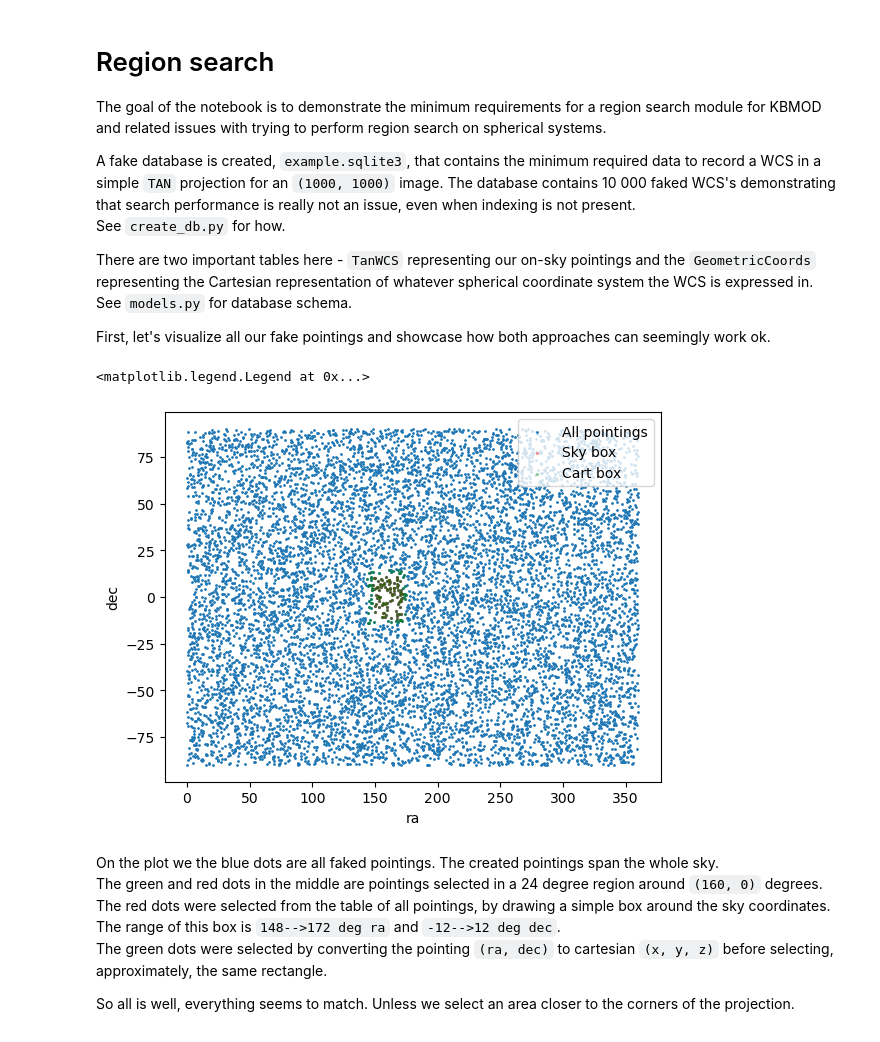
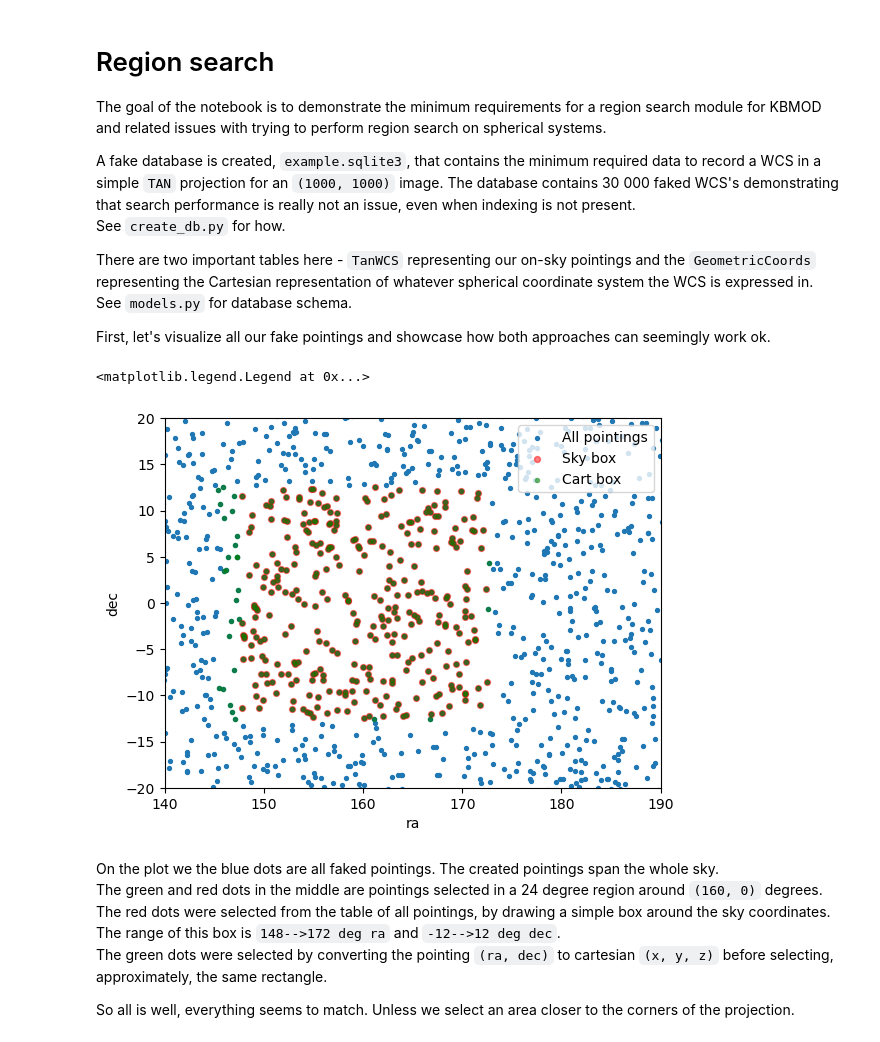
Before and after one commit to DinoBektesevic/region_search_example, a Jupyter notebook: Region_search_example.ipynb, the cells around one changed output. Drawn from its saved outputs; the diff is of its cells as text; code cells hidden in the pictures.

```diff
--- a/Region_search_example.ipynb
+++ b/Region_search_example.ipynb
@@ -16,7 +16,7 @@ from models import Session, engine, TanWcs, GeometricCoords
 
 The goal of the notebook is to demonstrate the minimum requirements for a region search module for KBMOD and related issues with trying to perform region search on spherical systems.
 
-A fake database is created, `example.sqlite3`, that contains the minimum required data to record a WCS in a simple `TAN` projection for an `(1000, 1000)` image. The database contains 10 000 faked WCS's demonstrating that search performance is really not an issue, even when indexing is not present.
+A fake database is created, `example.sqlite3`, that contains the minimum required data to record a WCS in a simple `TAN` projection for an `(1000, 1000)` image. The database contains 30 000 faked WCS's demonstrating that search performance is really not an issue, even when indexing is not present.
 See `create_db.py` for how.
 
 There are two important tables here - `TanWCS` representing our on-sky pointings and the `GeometricCoords` representing the Cartesian representation of whatever spherical coordinate system the WCS is expressed in.
@@ -28,21 +28,23 @@ First, let's visualize all our fake pointings and showcase how both approaches c
 all_pointings = TanWcs.all()
 
 # pointings selected in a square around their sky coordinates
-sky_pointings = TanWcs.query_square_naive(160, 0, 24)
+sky_pointings = TanWcs.query_square_naive(160, 0, 25)
 
 # pointings selected in (approximately) the same square around their cartesian coordinates
-cart_pointing = GeometricCoords.query_square_naive(160, 0, 0.5)
+cart_pointing = RectangularCoords.query_square(160, 0, 25)
 # %%
-plt.scatter(all_pointings[:, 0], all_pointings[:, 1], s=1, label="All pointings")
-plt.scatter(sky_pointings[:, 0], sky_pointings[:, 1], s=2, color="red", alpha=0.3, label="Sky box")
-plt.scatter(cart_pointing[:, 0], cart_pointing[:, 1], s=2, color="green", alpha=0.3, label="Cart box")
+plt.scatter(all_pointings[:, 0], all_pointings[:, 1], s=8, label="All pointings")
+plt.scatter(sky_pointings[:, 0], sky_pointings[:, 1], s=18, color="red", alpha=0.5, label="Sky box")
+plt.scatter(cart_pointing[:, 0], cart_pointing[:, 1], s=9, color="green", alpha=0.5, label="Cart box")
 
 plt.xlabel("ra")
 plt.ylabel("dec")
+plt.xlim(140, 190)
+plt.ylim(-20, 20)
 plt.legend()
 # %% [output]
 <matplotlib.legend.Legend at 0x...>
-[figure, old version]
+[figure, new version]
 # %% [markdown]
 On the plot we the blue dots are all faked pointings. The created pointings span the whole sky.
 The green and red dots in the middle are pointings selected in a 24 degree region around `(160, 0)` degrees.
```
Also changed, not shown: parts of 5 cells of this notebook, 5 other files.
